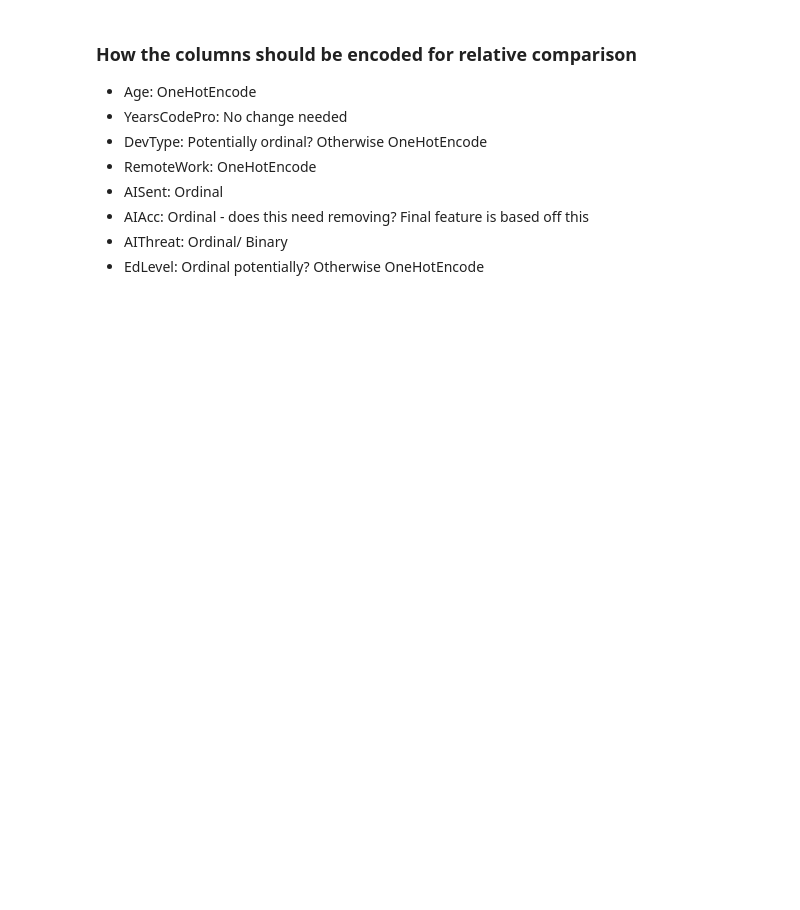
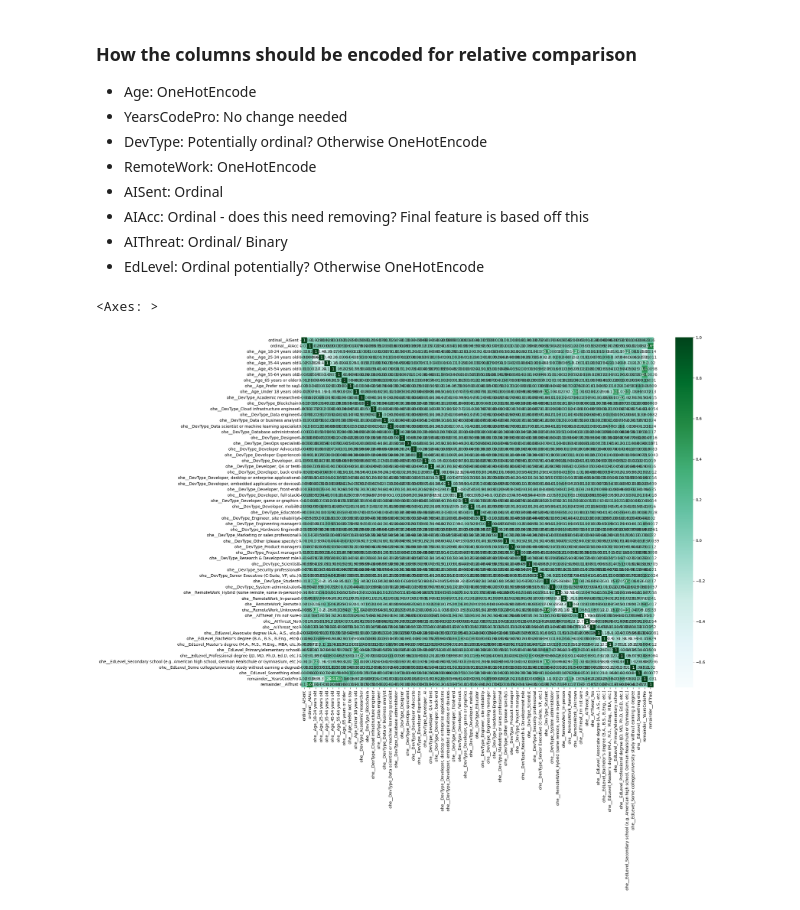
Before and after one commit to tomoldmeadow/SO24_model, a Jupyter notebook: SO24_model.ipynb, the cells around one changed output. Cells and saved outputs as stored; diff of their text form; code cells hidden in the pictures; blank space fills up the shorter version.

Commit message:
Correlation graph made after column transformations. Edits needed for readability of graph

```diff
--- a/SO24_model.ipynb
+++ b/SO24_model.ipynb
@@ -149,16 +149,36 @@ df24c.head()
 - AIThreat: Ordinal/ Binary
 - EdLevel: Ordinal potentially? Otherwise OneHotEncode
 # %%
+# Define columns
+ordinal_cols = ['AISent', 'AIAcc']
+onehot_cols = ['Age', 'DevType', 'RemoteWork', 'AIThreat', 'EdLevel']
+passthrough_cols = ['YearsCodePro']
+
 # Creating a column transformer to see correlations
 col_trans = ColumnTransformer(
     [
-        ("ordinal", OrdinalEncoder, ['AISent', 'AIAcc']),
-        ("ohe", OneHotEncoder, ['Age', 'DevType', 'RemoteWork', 'AIThreat', 'EdLevel'])
+        ("ordinal", OrdinalEncoder(), ordinal_cols),
+        ("ohe", OneHotEncoder(sparse_output=False, handle_unknown='ignore'), onehot_cols)
     ],
     remainder = 'passthrough'
 )
 
 # Fitting the transformer
 col_trans.fit(df24c)
 
-# Transforming the data
+# Transform data
+transformed = col_trans.transform(df24c)
+
+# Automatically get correct feature names
+feature_names = col_trans.get_feature_names_out()
+
+# Converting into a dataframe
+df24_t = pd.DataFrame(transformed, columns = feature_names)
+
+df24_t_corr = df24_t.corr()
+
+fig, ax = plt.subplots(figsize = (20,16))
+sns.heatmap(df24_t_corr, annot = True, cmap = "BuGn")
+# %% [output]
+<Axes: >
+[figure, added]
```
